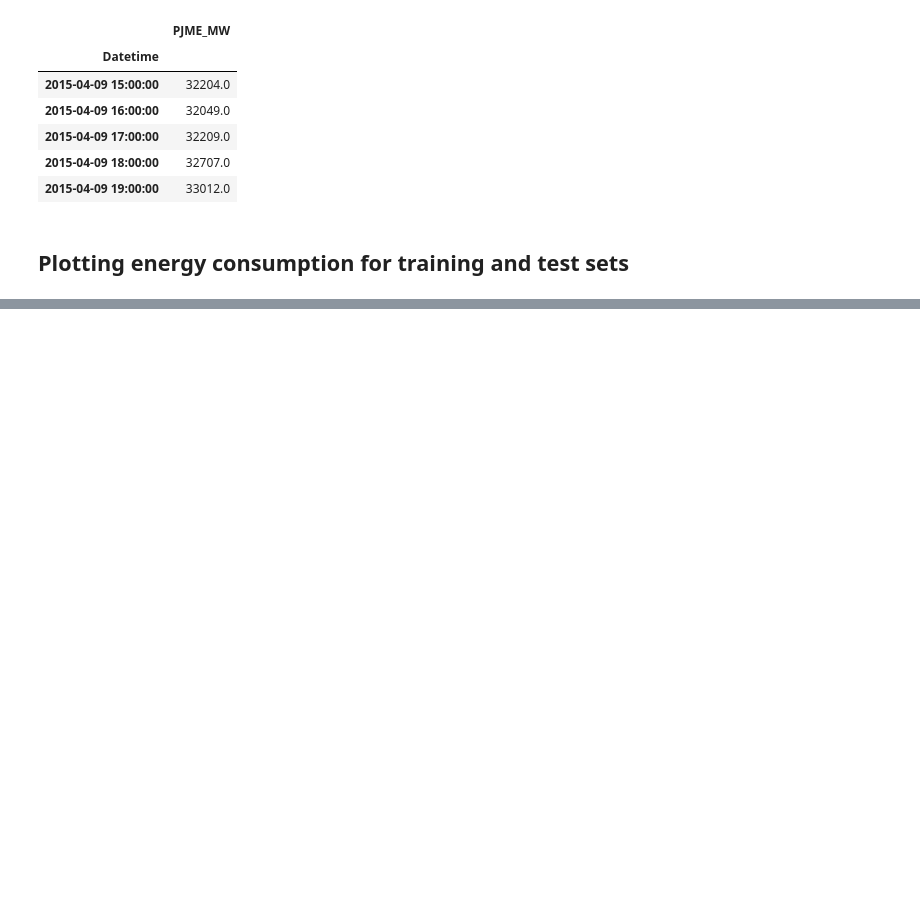
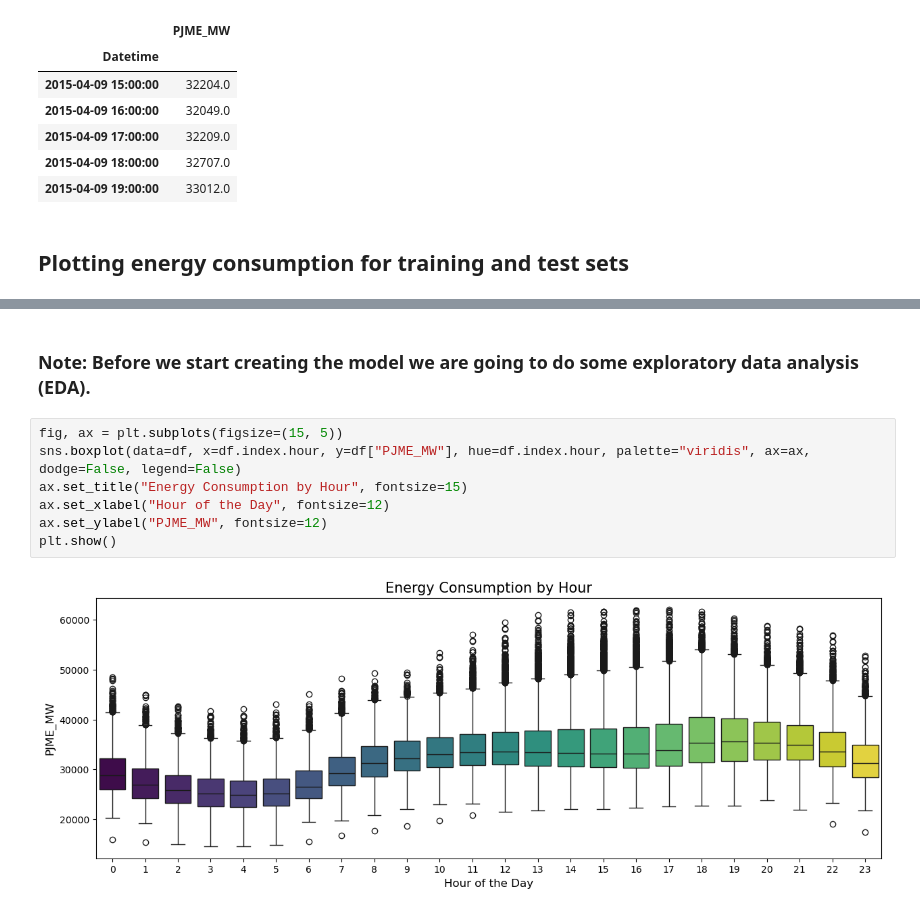
Before and after one commit to YarosInter/Time-Series-XGBoost-Energy-Consumption, a Jupyter notebook: XGBoost_Energy_Consumption_Forecast.ipynb, the cells around one changed output, grey strips where cells are left out. Cells and saved outputs as stored; diff of their text form; blank space fills up the shorter version.

```diff
--- a/XGBoost_Energy_Consumption_Forecast.ipynb
+++ b/XGBoost_Energy_Consumption_Forecast.ipynb
@@ -211,0 +224,11 @@ plt.show()
+# %% [markdown]
+### Note: Before we start creating the model we are going to do some exploratory data analysis (EDA).
+# %%
+fig, ax = plt.subplots(figsize=(15, 5))
+sns.boxplot(data=df, x=df.index.hour, y=df["PJME_MW"], hue=df.index.hour, palette="viridis", ax=ax, dodge=False, legend=False)
+ax.set_title("Energy Consumption by Hour", fontsize=15)
+ax.set_xlabel("Hour of the Day", fontsize=12)
+ax.set_ylabel("PJME_MW", fontsize=12)
+plt.show()
+# %% [output]
+[figure, added]
```
Also changed, not shown: parts of 4 cells of this notebook.
